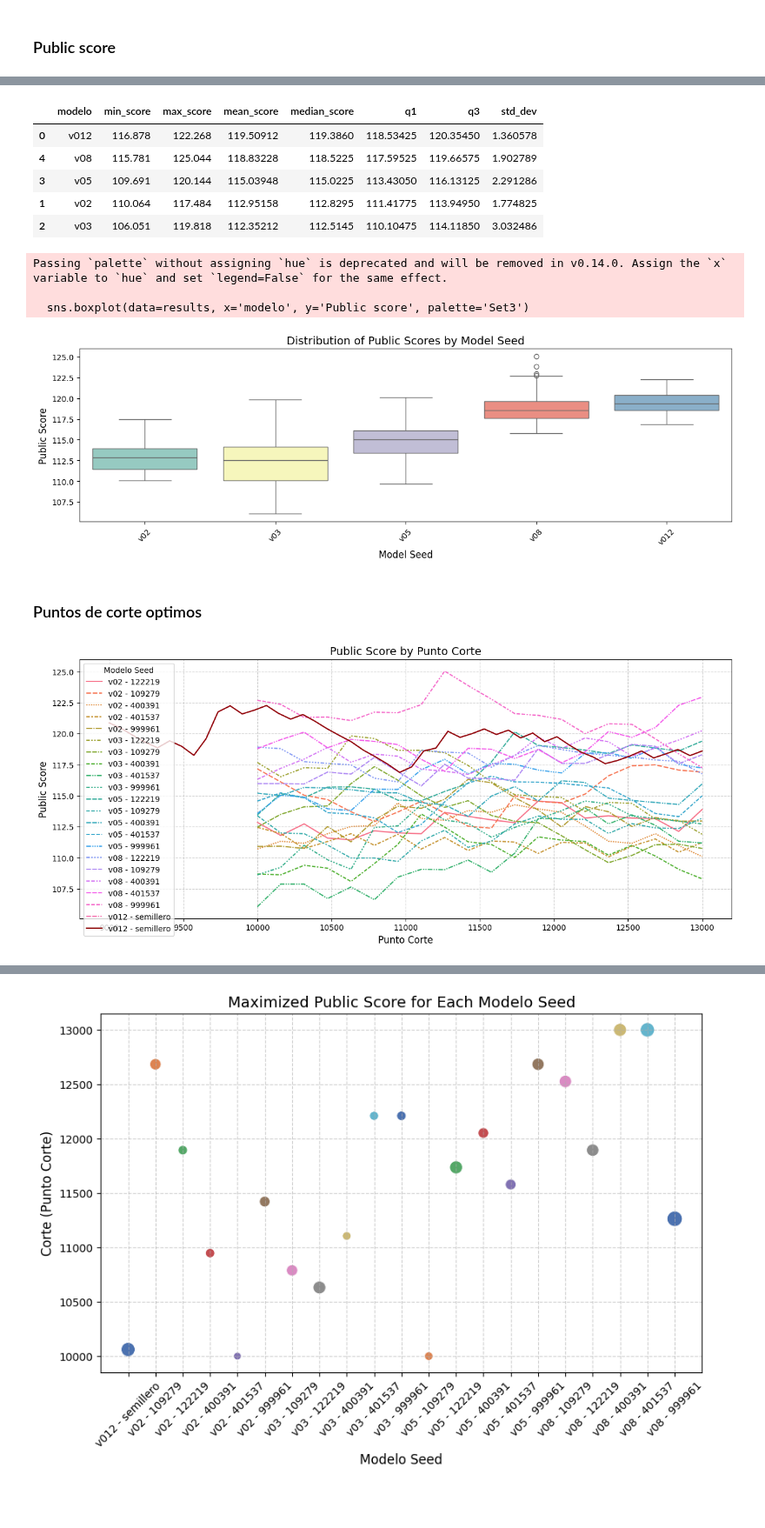
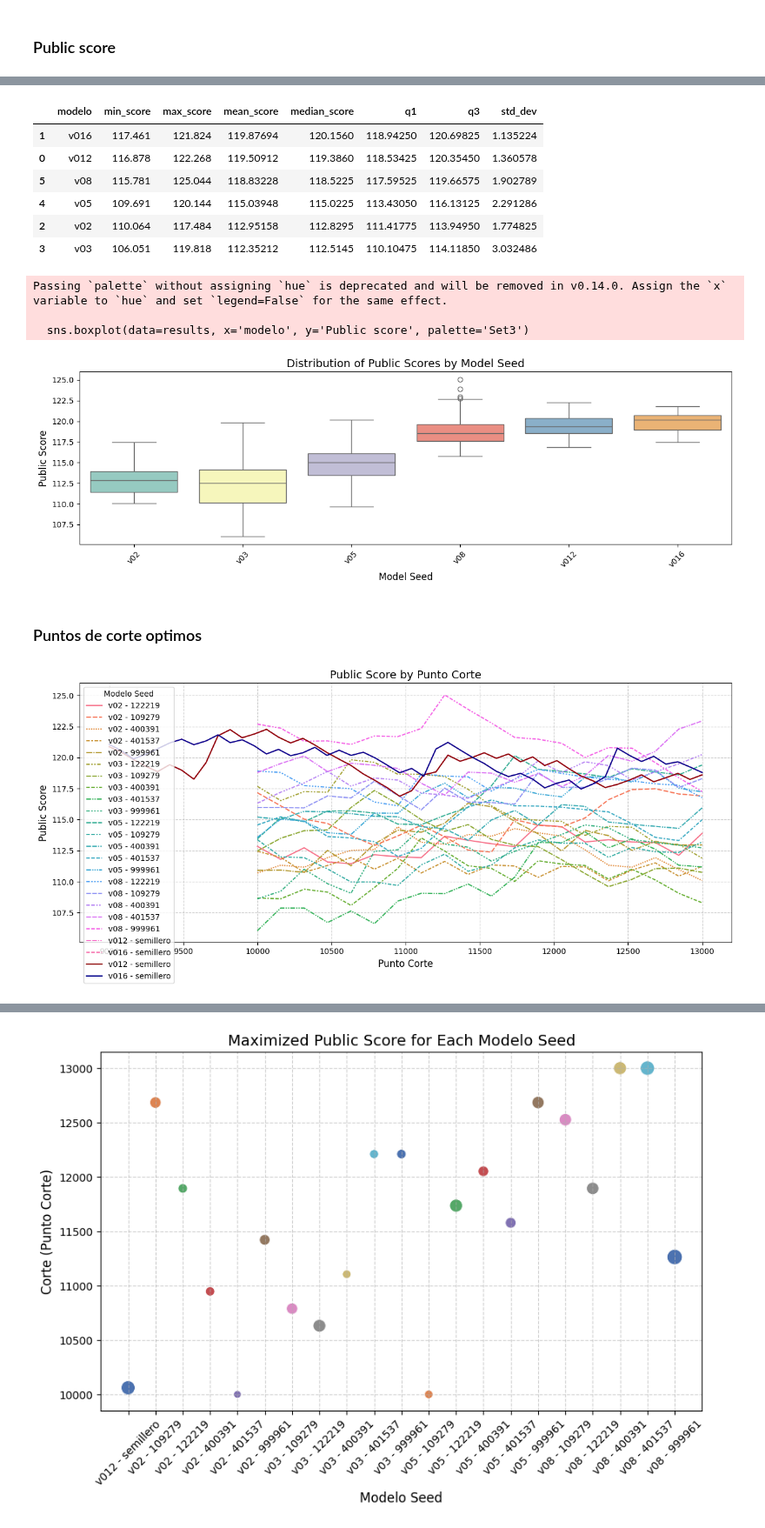
Before and after one commit to eanegrin/dmeyf2024, a Jupyter notebook: competencia_2/analysis.ipynb, the cells around one changed output, grey strips where cells are left out. Shown at 87% size. Drawn from its saved outputs; the diff is of its cells as text; code cells hidden in the pictures; blank space fills up the shorter version.

```diff
--- a/competencia_2/analysis.ipynb
+++ b/competencia_2/analysis.ipynb
@@ -17,14 +15,22 @@ results_v03 = pd.read_excel(base_path + 'exp/competencia_2/v003/scores_v003.xlsx
 results_v05 = pd.read_excel(base_path + 'exp/competencia_2/v005/scores_v005.xlsx')
 results_v08= pd.read_excel(base_path + 'exp/competencia_2/v008/scores_v008.xlsx')
 results_v12= pd.read_excel(base_path + 'exp/competencia_2/v012/scores_v012.xlsx')
+results_v16= pd.read_excel(base_path + 'exp/competencia_2/v016/scores_v016.xlsx')
 # %%
 results_v02['modelo'] = 'v02'
 results_v03['modelo'] = 'v03'
 results_v05['modelo'] = 'v05'
 results_v08['modelo'] = 'v08'
 results_v12['modelo'] = 'v012'
+results_v16['modelo'] = 'v016'
 # %%
-results = pd.concat([results_v02, results_v03, results_v05, results_v08, results_v12], axis=0, ignore_index=True)
+results = pd.concat([results_v02,
+                     results_v03,
+                     results_v05,
+                     results_v08,
+                     results_v12,
+                     results_v16
+                     ], axis=0, ignore_index=True)
 # %%
 results['modelo_seed'] = results['modelo'] + ' - ' + results['seed'].astype('str')
 # %%
@@ -92,11 +98,12 @@ summary_stats = results.groupby('modelo')['Public score'].agg(
 summary_stats.sort_values(by='mean_score', ascending=False)
 # %% [output]
 |  | modelo | min_score | max_score | mean_score | median_score | q1 | q3 | std_dev |
+| 1 | v016 | 117.461 | 121.824 | 119.87694 | 120.1560 | 118.94250 | 120.69825 | 1.135224 |
 | 0 | v012 | 116.878 | 122.268 | 119.50912 | 119.3860 | 118.53425 | 120.35450 | 1.360578 |
-| 4 | v08 | 115.781 | 125.044 | 118.83228 | 118.5225 | 117.59525 | 119.66575 | 1.902789 |
-| 3 | v05 | 109.691 | 120.144 | 115.03948 | 115.0225 | 113.43050 | 116.13125 | 2.291286 |
-| 1 | v02 | 110.064 | 117.484 | 112.95158 | 112.8295 | 111.41775 | 113.94950 | 1.774825 |
-| 2 | v03 | 106.051 | 119.818 | 112.35212 | 112.5145 | 110.10475 | 114.11850 | 3.032486 |
+| 5 | v08 | 115.781 | 125.044 | 118.83228 | 118.5225 | 117.59525 | 119.66575 | 1.902789 |
+| 4 | v05 | 109.691 | 120.144 | 115.03948 | 115.0225 | 113.43050 | 116.13125 | 2.291286 |
+| 2 | v02 | 110.064 | 117.484 | 112.95158 | 112.8295 | 111.41775 | 113.94950 | 1.774825 |
+| 3 | v03 | 106.051 | 119.818 | 112.35212 | 112.5145 | 110.10475 | 114.11850 | 3.032486 |
 # %%
 # Create the boxplot
 plt.figure(figsize=(15, 4))
@@ -115,7 +122,7 @@ plt.show()
 Passing `palette` without assigning `hue` is deprecated and will be removed in v0.14.0. Assign the `x` variable to `hue` and set `legend=False` for the same effect.
 
   sns.boxplot(data=results, x='modelo', y='Public score', palette='Set3')
-[figure, old version]
+[figure, new version]
 # %% [markdown]
 ### Puntos de corte optimos
 # %%
@@ -125,31 +132,41 @@ sns.lineplot(
     data=results,
     x='corte',
     y='Public score',
     hue='modelo_seed',
     markers=False,  # No markers for clarity
     style='modelo_seed'  # Differentiates lines by style
 )
 
 # Highlight the line for 'v012 - semillero' with dark red and thicker width
 highlighted_line = results[results['modelo_seed'] == 'v012 - semillero']
 sns.lineplot(
     data=highlighted_line,
     x='corte',
     y='Public score',
     color='darkred',  # Dark red color
     linewidth=1.5,  # Thicker line
     label='v012 - semillero'  # Custom label in legend
 )
 
+# Highlight the line for 'v012 - semillero' with dark red and thicker width
+highlighted_line = results[results['modelo_seed'] == 'v016 - semillero']
+sns.lineplot(
+    data=highlighted_line,
+    x='corte',
+    y='Public score',
+    color='darkblue',  # Dark red color
+    linewidth=1.5,  # Thicker line
+    label='v016 - semillero'  # Custom label in legend
+)
 
 # Add labels and title
 plt.title('Public Score by Punto Corte', fontsize=14)
 plt.xlabel('Punto Corte', fontsize=12)
 plt.ylabel('Public Score', fontsize=12)
 plt.legend(title='Modelo Seed', fontsize=10)
 plt.grid(True, linestyle='--', alpha=0.6)
 
 # Show the plot
 plt.show()
 # %% [output]
-[figure, old version]
+[figure, new version]
```
Also changed, not shown: parts of 5 cells of this notebook, 2 other files.
